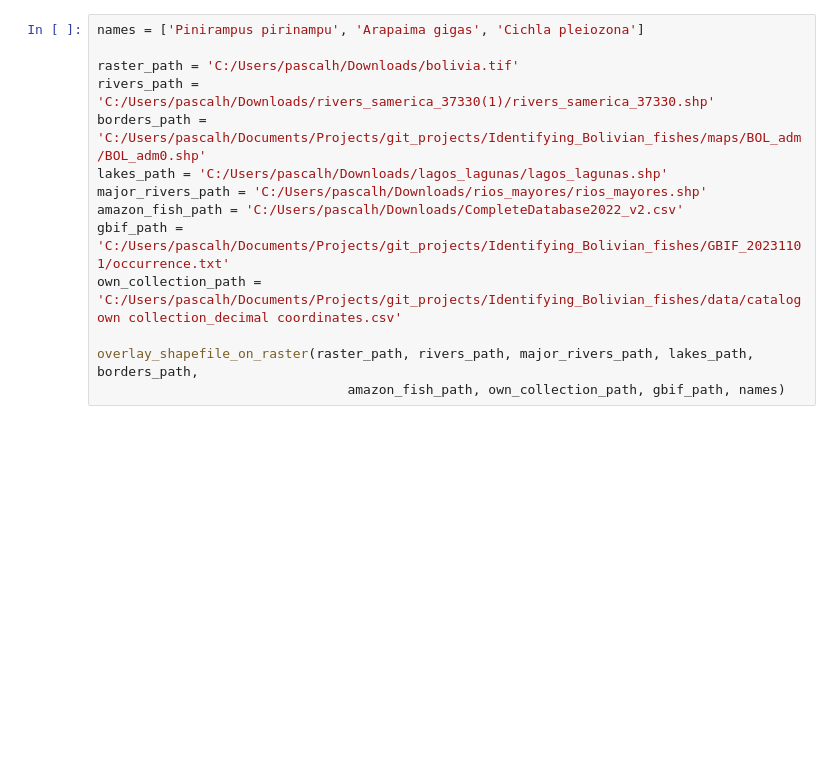
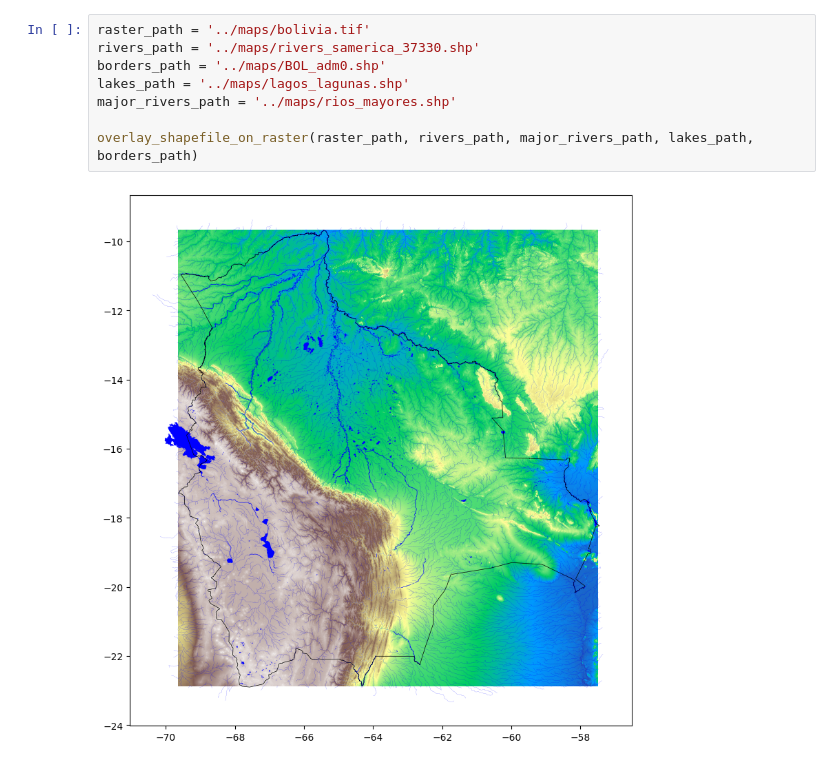
Before and after one commit to pascalhabluetzel/Type_localities_Bolivian_fishes, a Jupyter notebook: code/maps.ipynb, the cells around one changed output. Saved outputs shown, nothing was run; the diff lists cells and outputs as text; blank space fills up the shorter version.

```diff
--- a/code/maps.ipynb
+++ b/code/maps.ipynb
@@ -57,17 +56,13 @@ def overlay_shapefile_on_raster(raster_path, rivers_path, major_rivers_path, lak
 
         # Show the plot
         plt.show()
-# %%
-names = ['Pinirampus pirinampu', 'Arapaima gigas', 'Cichla pleiozona']
-
-raster_path = 'C:/Users/pascalh/Downloads/bolivia.tif'
-rivers_path = 'C:/Users/pascalh/Downloads/rivers_samerica_37330(1)/rivers_samerica_37330.shp'
-borders_path = 'C:/Users/pascalh/Documents/Projects/git_projects/Identifying_Bolivian_fishes/maps/BOL_adm/BOL_adm0.shp'
-lakes_path = 'C:/Users/pascalh/Downloads/lagos_lagunas/lagos_lagunas.shp'
-major_rivers_path = 'C:/Users/pascalh/Downloads/rios_mayores/rios_mayores.shp'
-amazon_fish_path = 'C:/Users/pascalh/Downloads/CompleteDatabase2022_v2.csv'
-gbif_path = 'C:/Users/pascalh/Documents/Projects/git_projects/Identifying_Bolivian_fishes/GBIF_20231101/occurrence.txt'
-own_collection_path = 'C:/Users/pascalh/Documents/Projects/git_projects/Identifying_Bolivian_fishes/data/catalog own collection_decimal coordinates.csv'
-
-overlay_shapefile_on_raster(raster_path, rivers_path, major_rivers_path, lakes_path, borders_path,
-                                amazon_fish_path, own_collection_path, gbif_path, names)
+# %%
+raster_path = '../maps/bolivia.tif'
+rivers_path = '../maps/rivers_samerica_37330.shp'
+borders_path = '../maps/BOL_adm0.shp'
+lakes_path = '../maps/lagos_lagunas.shp'
+major_rivers_path = '../maps/rios_mayores.shp'
+
+overlay_shapefile_on_raster(raster_path, rivers_path, major_rivers_path, lakes_path, borders_path)
+# %% [output]
+[figure, added]
```
Also changed, not shown: parts of 1 cell of this notebook, 1 other file.
